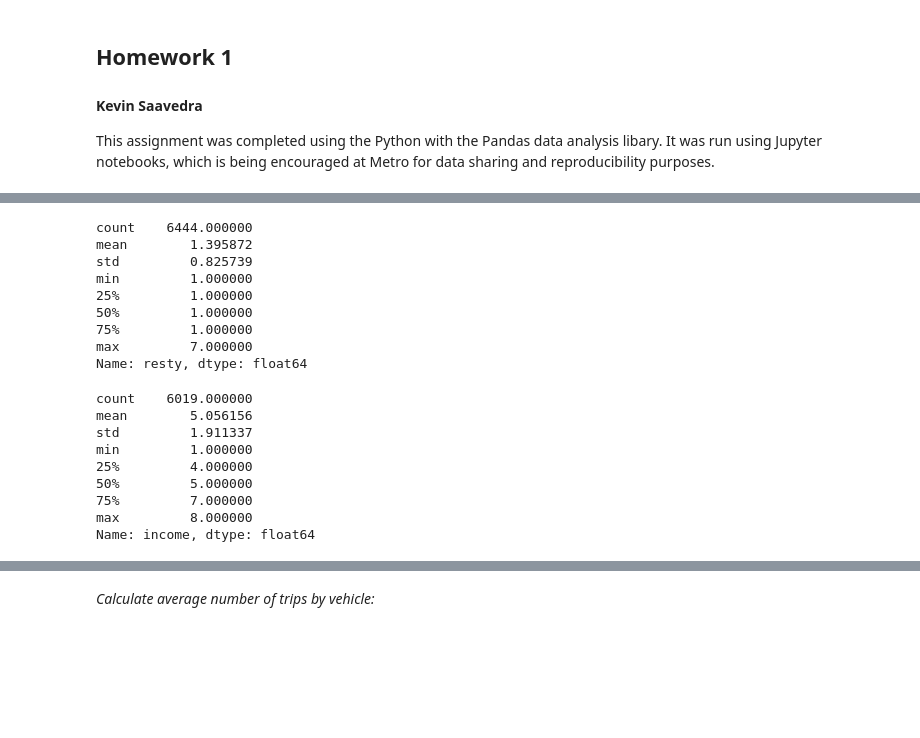
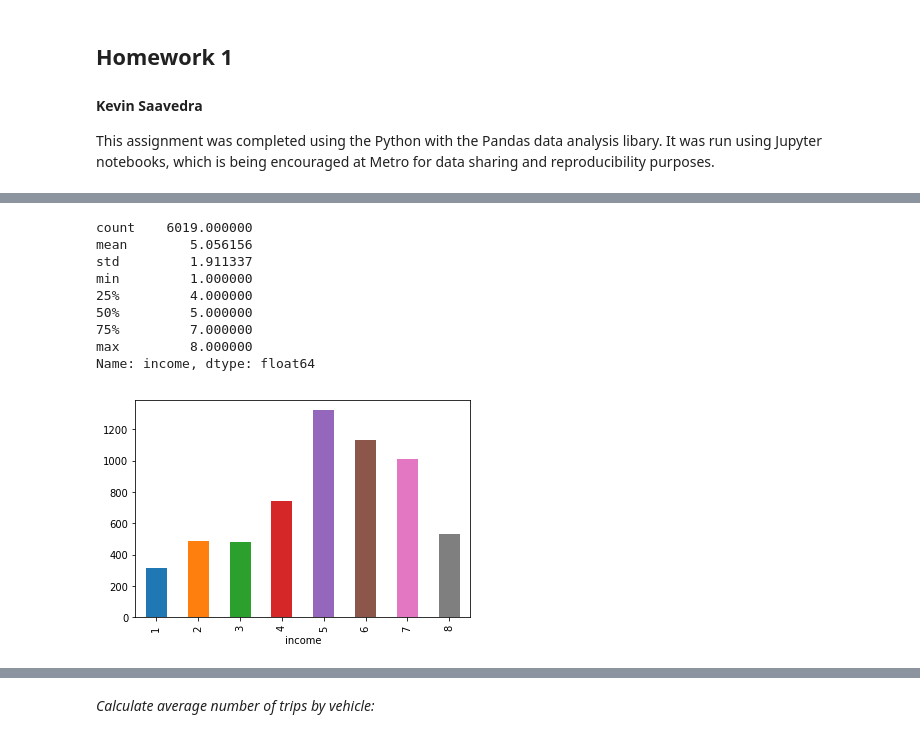
Before and after one commit to saashimi/USP_587, a Jupyter notebook: hw1.ipynb, the cells around one changed output, grey strips where cells are left out. Drawn from its saved outputs; the diff is of its cells as text; code cells hidden in the pictures; blank space fills up the shorter version.

```diff
--- a/hw1.ipynb
+++ b/hw1.ipynb
@@ -20,30 +37,19 @@ FileNotFoundError: File b'/Users/kevin/Desktop/USP_587_data/OHAS_v2/household.cs
 # %%
-# Exclude responses of 9 'REFUSED'
-df_resty = df.loc[df['resty'] != 9]
-df_resty['resty'].describe()
+# Exclude responses of 99 'REFUSED'
+df_inc = df.loc[df['income'] != 99]
+print(df_inc['income'].describe())
+grouped = df_inc.groupby(['income'])['income'].count()
+grouped.plot.bar();
 # %% [output]
-count    6444.000000
-mean        1.395872
-std         0.825739
+count    6019.000000
+mean        5.056156
+std         1.911337
 min         1.000000
-25%         1.000000
-50%         1.000000
-75%         1.000000
-max         7.000000
-Name: resty, dtype: float64
+25%         4.000000
+50%         5.000000
+75%         7.000000
+max         8.000000
+Name: income, dtype: float64
+[figure, added]
-# %%
-# Exclude responses of 99 'REFUSED'
-df_inc = df.loc[df['income'] != 99]
-df_inc['income'].describe()
-# %% [output]
-count    6019.000000
-mean        5.056156
-std         1.911337
-min         1.000000
-25%         4.000000
-50%         5.000000
-75%         7.000000
-max         8.000000
-Name: income, dtype: float64
 # %%
 df_veh = df.loc[df['hhveh'] != 99]
```
Also changed, not shown: parts of 13 cells of this notebook.
